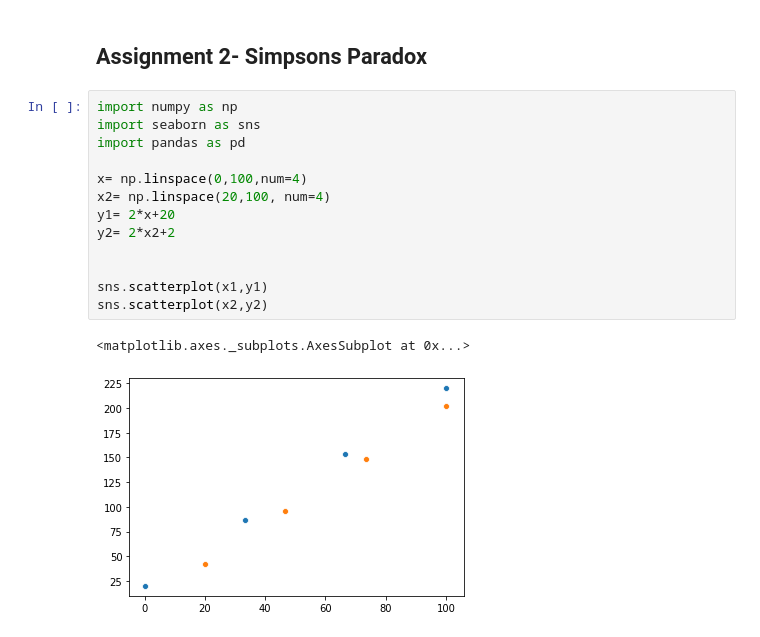
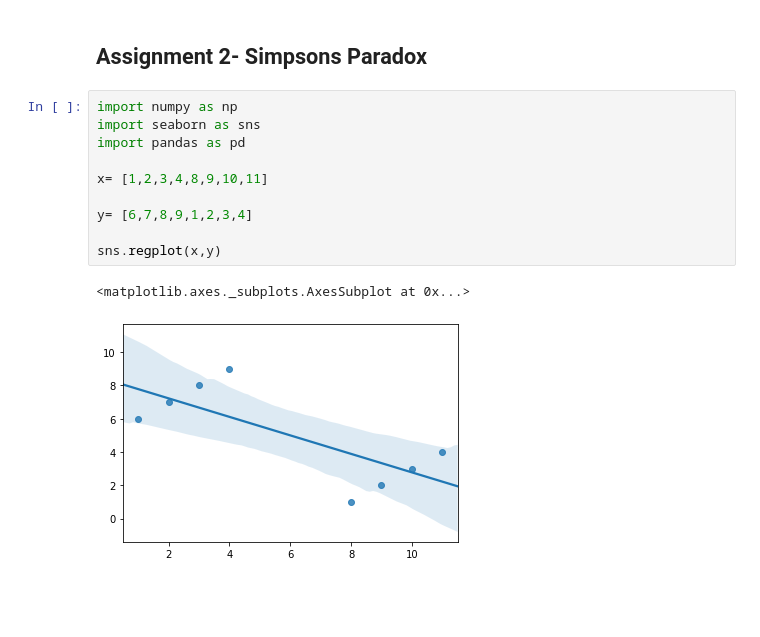
Before and after one commit to Aarondon1993/Fundamentals_of_data_analysis, a Jupyter notebook: Assignments.ipynb, the cells around one changed output. Drawn from its saved outputs; the diff is of its cells as text; blank space fills up the shorter version.

Commit message:
Added plot to fundamentals assignments

```diff
--- a/Assignments.ipynb
+++ b/Assignments.ipynb
@@ -123,19 +123,16 @@ sns.distplot(x)
 [figure]
 # %% [markdown]
 ## Assignment 2- Simpsons Paradox
-# %%
-import numpy as np
-import seaborn as sns
-import pandas as pd
-
-x= np.linspace(0,100,num=4)
-x2= np.linspace(20,100, num=4)
-y1= 2*x+20
-y2= 2*x2+2
-
-
-sns.scatterplot(x1,y1)
-sns.scatterplot(x2,y2)
-# %% [output]
-<matplotlib.axes._subplots.AxesSubplot at 0x...>
-[figure, removed]
+# %%
+import numpy as np
+import seaborn as sns
+import pandas as pd
+
+x= [1,2,3,4,8,9,10,11]
+
+y= [6,7,8,9,1,2,3,4]
+
+sns.regplot(x,y)
+# %% [output]
+<matplotlib.axes._subplots.AxesSubplot at 0x...>
+[figure, added]
```
Also changed, not shown: parts of 1 cell of this notebook.
